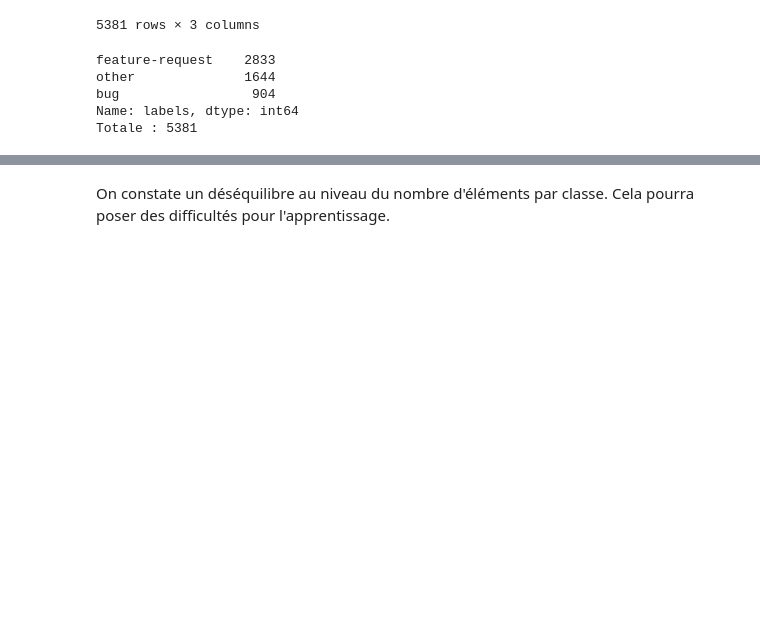
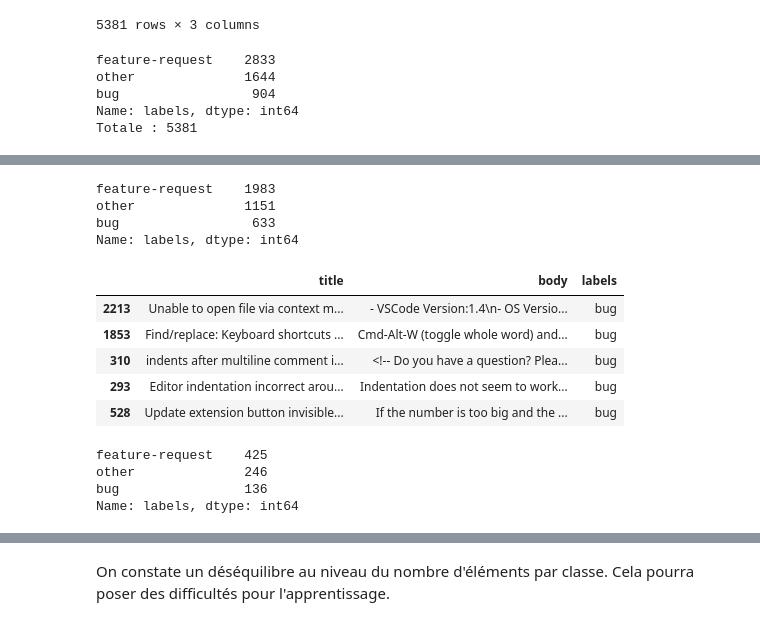
Before and after one commit to AMTheMonkey/DeepLearning, a Jupyter notebook: NLP_VSCode_issues/VSCode_issues.ipynb, the cells around one changed output, grey strips where cells are left out. Drawn from its saved outputs; the diff is of its cells as text; code cells hidden in the pictures; blank space fills up the shorter version.

```diff
--- a/NLP_VSCode_issues/VSCode_issues.ipynb
+++ b/NLP_VSCode_issues/VSCode_issues.ipynb
@@ -91,0 +119,23 @@ Totale : 5381
+# %%
+dfTrain.labels.value_counts()
+# %% [output]
+feature-request    1983
+other              1151
+bug                 633
+Name: labels, dtype: int64
+# %%
+dfTest.head()
+# %% [output]
+|  | title | body | labels |
+| 2213 | Unable to open file via context m... | - VSCode Version:1.4\n- OS Versio... | bug |
+| 1853 | Find/replace: Keyboard shortcuts ... | Cmd-Alt-W (toggle whole word) and... | bug |
+| 310 | indents after multiline comment i... | <!-- Do you have a question? Plea... | bug |
+| 293 | Editor indentation incorrect arou... | Indentation does not seem to work... | bug |
+| 528 | Update extension button invisible... | If the number is too big and the ... | bug |
+# %%
+dfTest.labels.value_counts()
+# %% [output]
+feature-request    425
+other              246
+bug                136
+Name: labels, dtype: int64
```
Also changed, not shown: parts of 49 cells of this notebook.
